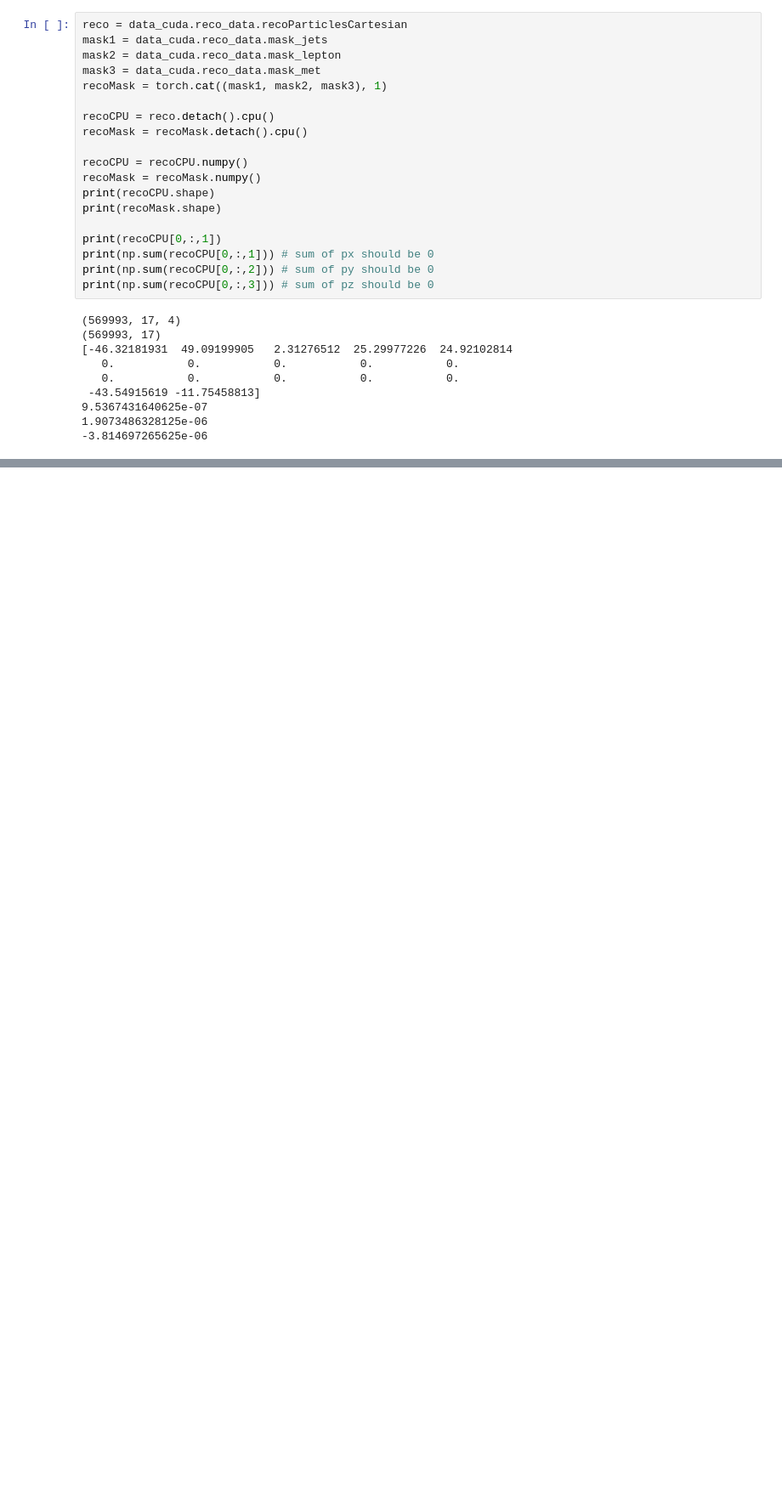
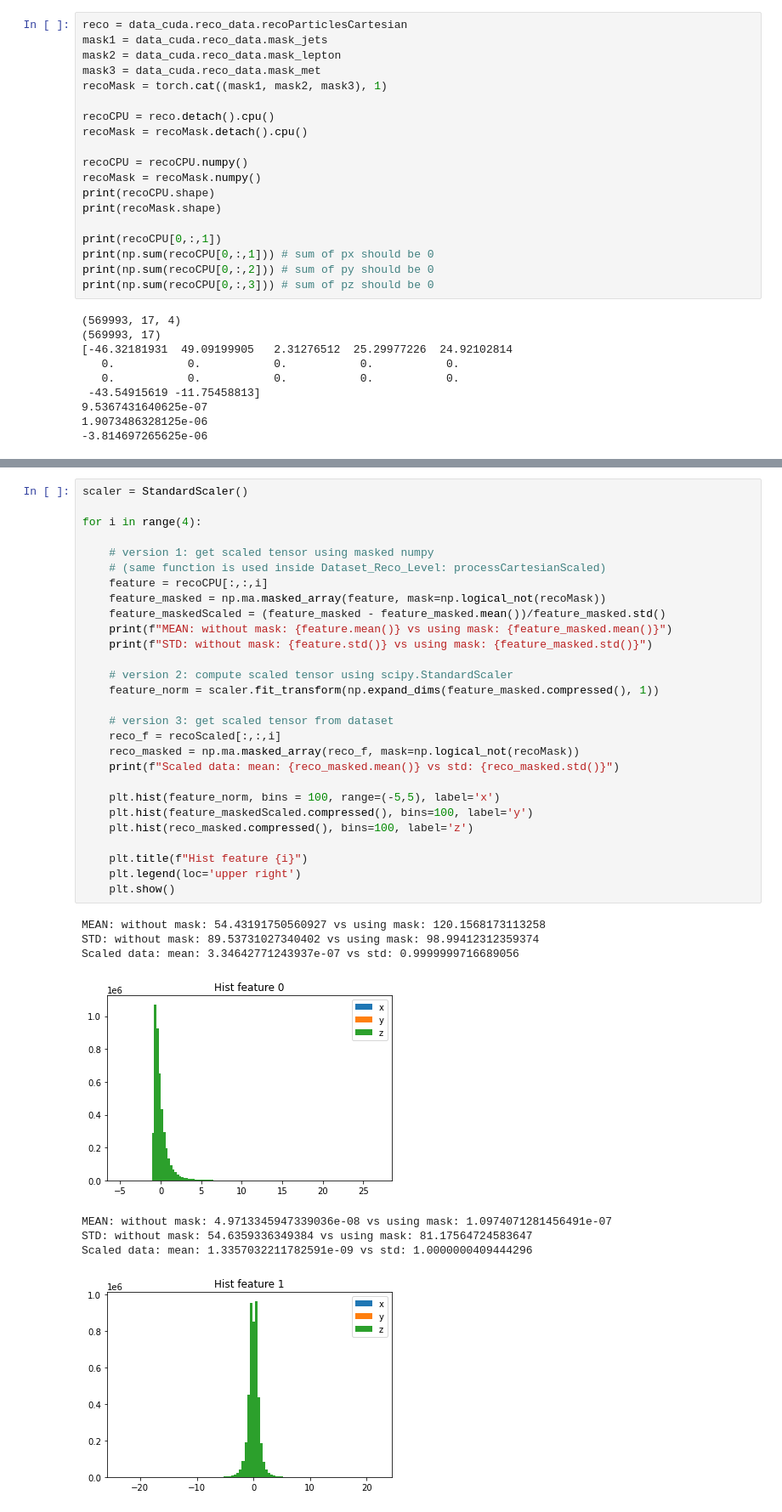
Before and after one commit to valsdav/MEMFlow, a Jupyter notebook: notebooks/unfolding_flow/ConditionerPretraining.ipynb, the cells around one changed output, grey strips where cells are left out. Shown at 85% size. Cells and saved outputs as stored; diff of their text form; blank space fills up the shorter version.

```diff
--- a/notebooks/unfolding_flow/ConditionerPretraining.ipynb
+++ b/notebooks/unfolding_flow/ConditionerPretraining.ipynb
@@ -496,0 +463,37 @@ MaskError: Mask and data not compatible: data size is 38759524, mask size is 968
+# %%
+scaler = StandardScaler()
+
+for i in range(4):
+
+    # version 1: get scaled tensor using masked numpy
+    # (same function is used inside Dataset_Reco_Level: processCartesianScaled)
+    feature = recoCPU[:,:,i]
+    feature_masked = np.ma.masked_array(feature, mask=np.logical_not(recoMask))
+    feature_maskedScaled = (feature_masked - feature_masked.mean())/feature_masked.std()
+    print(f"MEAN: without mask: {feature.mean()} vs using mask: {feature_masked.mean()}")
+    print(f"STD: without mask: {feature.std()} vs using mask: {feature_masked.std()}")
+
+    # version 2: compute scaled tensor using scipy.StandardScaler
+    feature_norm = scaler.fit_transform(np.expand_dims(feature_masked.compressed(), 1))
+
+    # version 3: get scaled tensor from dataset
+    reco_f = recoScaled[:,:,i]
+    reco_masked = np.ma.masked_array(reco_f, mask=np.logical_not(recoMask))
+    print(f"Scaled data: mean: {reco_masked.mean()} vs std: {reco_masked.std()}")
+
+    plt.hist(feature_norm, bins = 100, range=(-5,5), label='x')
+    plt.hist(feature_maskedScaled.compressed(), bins=100, label='y')
+    plt.hist(reco_masked.compressed(), bins=100, label='z')
+
+    plt.title(f"Hist feature {i}")
+    plt.legend(loc='upper right')
+    plt.show()
+# %% [output]
+MEAN: without mask: 54.43191750560927 vs using mask: 120.1568173113258
+STD: without mask: 89.53731027340402 vs using mask: 98.99412312359374
+Scaled data: mean: 3.34642771243937e-07 vs std: 0.9999999716689056
+[figure, added]
+MEAN: without mask: 4.9713345947339036e-08 vs using mask: 1.0974071281456491e-07
+STD: without mask: 54.6359336349384 vs using mask: 81.17564724583647
+Scaled data: mean: 1.3357032211782591e-09 vs std: 1.0000000409444296
+[figure, added]
```
Also changed, not shown: parts of 7 cells of this notebook.
